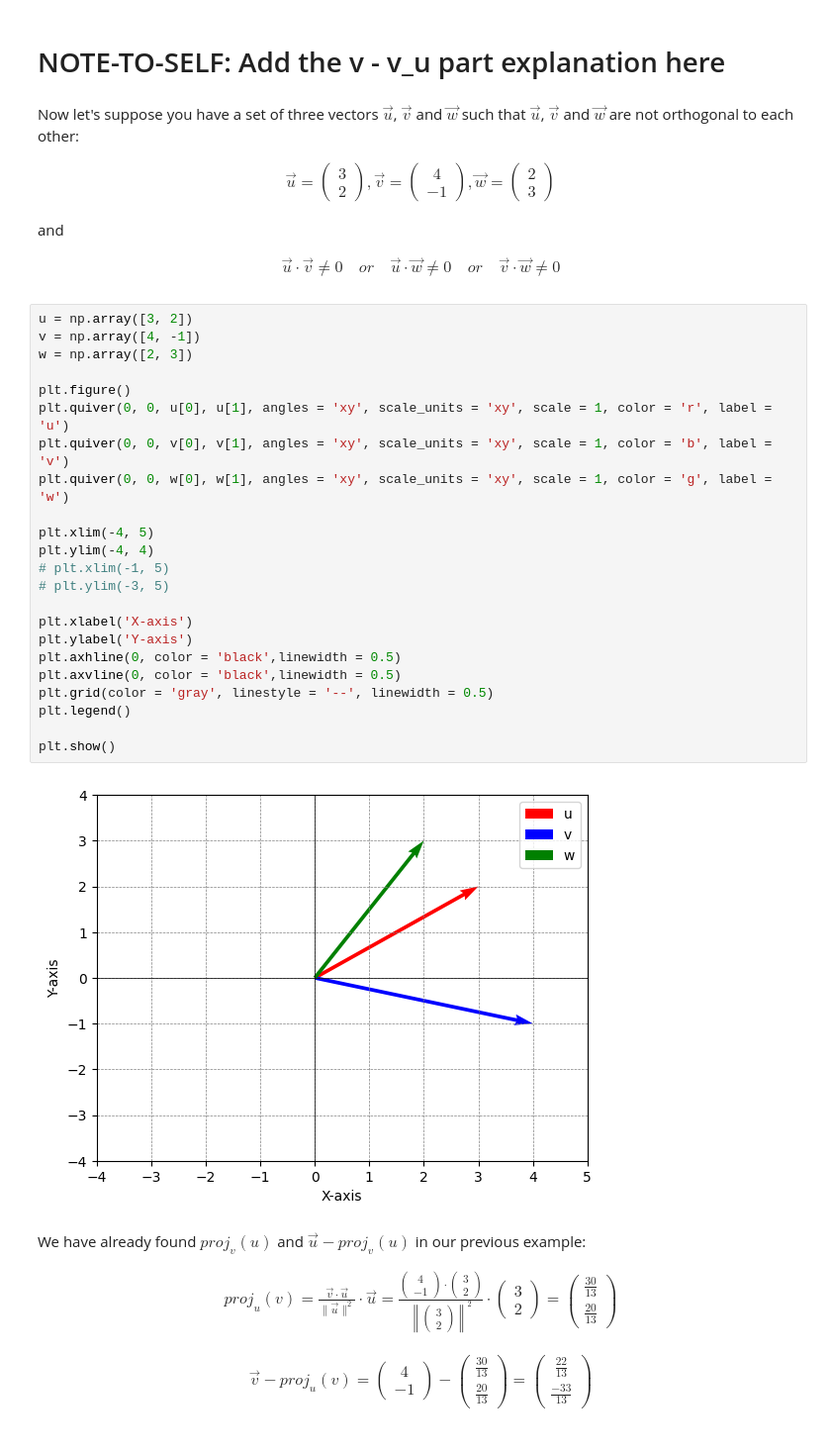
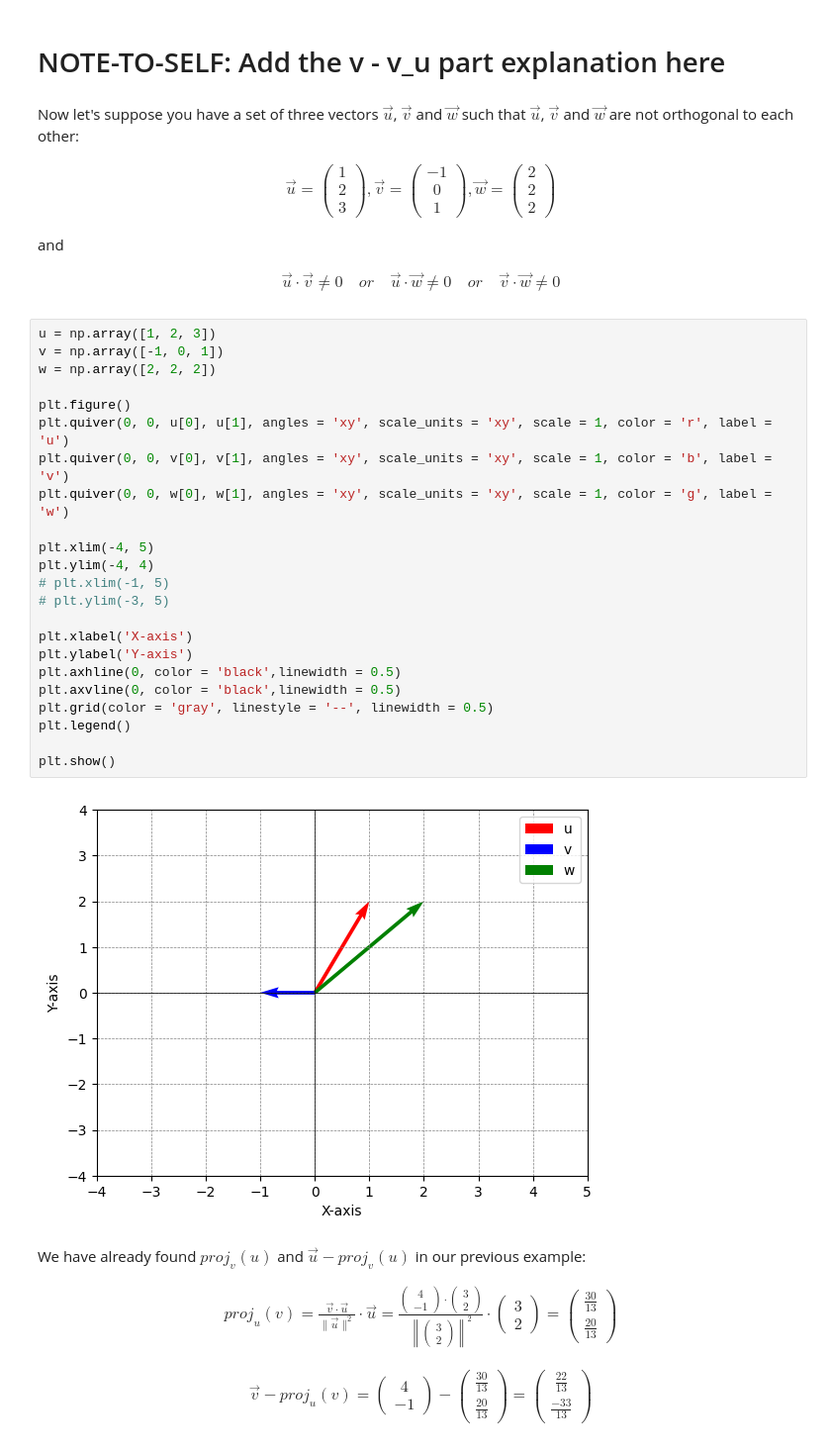
Before and after one commit to AshnahKhalidKhan/Quantum-FYP-Code, a Jupyter notebook: qgs_Tutorial_GM.ipynb, the cells around one changed output. Shown: that part at 99% size. Drawn from its saved outputs; the diff is of its cells as text.

```diff
--- a/qgs_Tutorial_GM.ipynb
+++ b/qgs_Tutorial_GM.ipynb
@@ -1204,9 +1204,9 @@ plt.show()
 Now let's suppose you have a set of three vectors $\vec{u}$, $\vec{v}$ and $\vec{w}$ such that $\vec{u}$, $\vec{v}$ and $\vec{w}$ are not orthogonal to each other:
 
 \begin{align}
-  \vec{u} = \begin{pmatrix} 3 \\ 2 \end{pmatrix},
-  \vec{v} = \begin{pmatrix} 4 \\ -1 \end{pmatrix},
-  \vec{w} = \begin{pmatrix} 2 \\ 3 \end{pmatrix}
+  \vec{u} = \begin{pmatrix} 1 \\ 2 \\ 3 \end{pmatrix},
+  \vec{v} = \begin{pmatrix} -1 \\ 0 \\ 1 \end{pmatrix},
+  \vec{w} = \begin{pmatrix} 2 \\ 2 \\ 2 \end{pmatrix}
 \end{align}
 
 and
@@ -1215,30 +1215,30 @@ and
   \vec{u} \cdot \vec{v} \ne 0 \quad or \quad \vec{u} \cdot \vec{w} \ne 0 \quad or \quad \vec{v} \cdot \vec{w} \ne 0
 \end{align}
 # %%
-u = np.array([3, 2])
-v = np.array([4, -1])
-w = np.array([2, 3])
+u = np.array([1, 2, 3])
+v = np.array([-1, 0, 1])
+w = np.array([2, 2, 2])
 
 plt.figure()
 plt.quiver(0, 0, u[0], u[1], angles = 'xy', scale_units = 'xy', scale = 1, color = 'r', label = 'u')
 plt.quiver(0, 0, v[0], v[1], angles = 'xy', scale_units = 'xy', scale = 1, color = 'b', label = 'v')
 plt.quiver(0, 0, w[0], w[1], angles = 'xy', scale_units = 'xy', scale = 1, color = 'g', label = 'w')
 
 plt.xlim(-4, 5)
 plt.ylim(-4, 4)
 # plt.xlim(-1, 5)
 # plt.ylim(-3, 5)
 
 plt.xlabel('X-axis')
 plt.ylabel('Y-axis')
 plt.axhline(0, color = 'black',linewidth = 0.5)
 plt.axvline(0, color = 'black',linewidth = 0.5)
 plt.grid(color = 'gray', linestyle = '--', linewidth = 0.5)
 plt.legend()
 
 plt.show()
 # %% [output]
-[figure, old version]
+[figure, new version]
 # %% [markdown]
 We have already found $proj_{v}(u)$ and $\vec{u} - proj_{v}(u)$ in our previous example:
 
```
Also changed, not shown: parts of 5 cells of this notebook.
